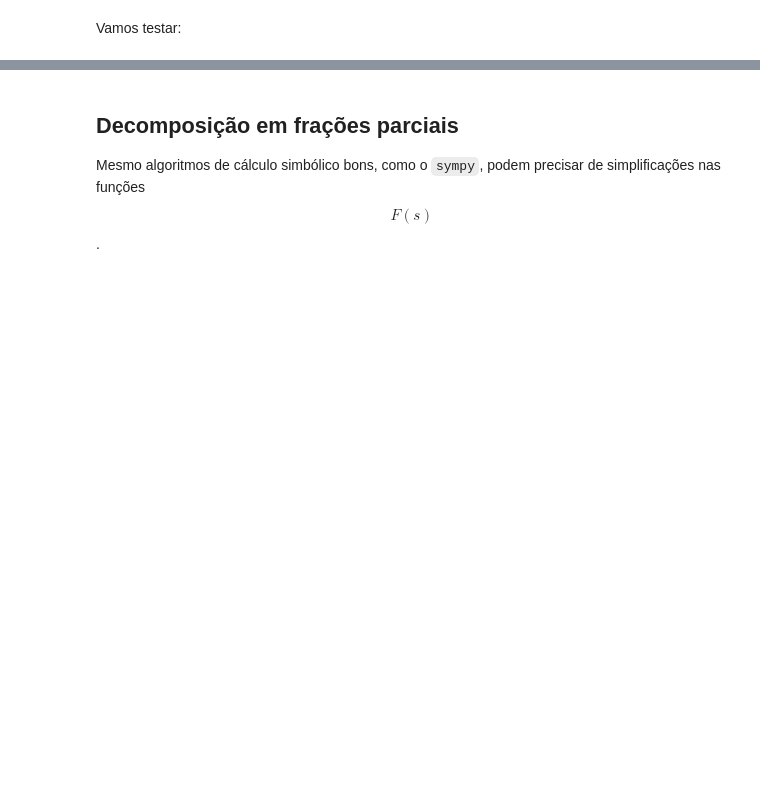
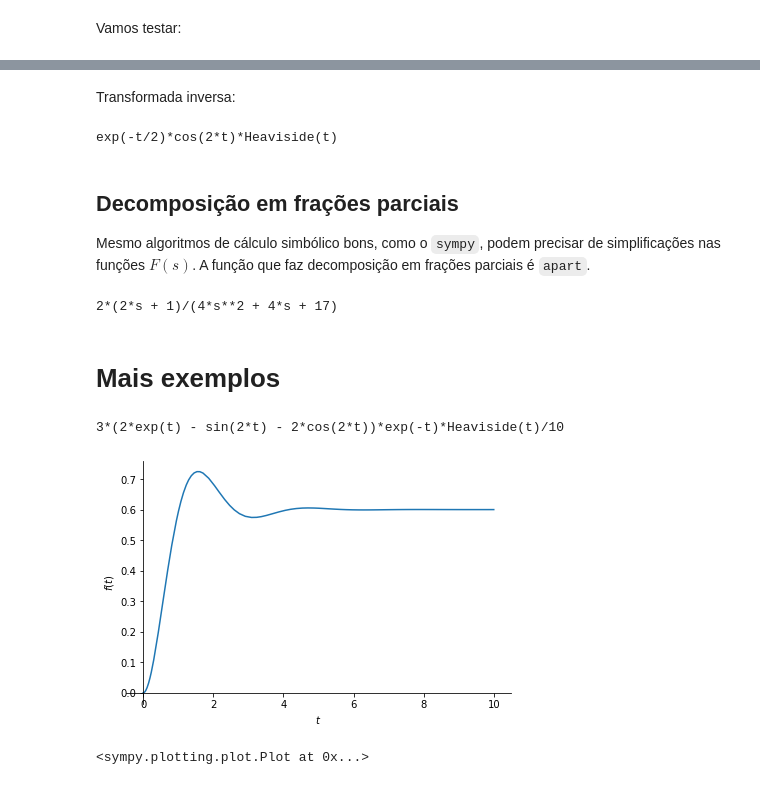
Before and after one commit to IFSP-HTO/aulas_modelagem_sistemas, a Jupyter notebook: Aula4-transf_laplace_frac_parciais.ipynb, the cells around one changed output, grey strips where cells are left out. Drawn from its saved outputs; the diff is of its cells as text; code cells hidden in the pictures; blank space fills up the shorter version.

````diff
--- a/Aula4-transf_laplace_frac_parciais.ipynb
+++ b/Aula4-transf_laplace_frac_parciais.ipynb
@@ -40,4 +42,26 @@ exp(-t/2)*cos(2*t)*Heaviside(t)
+# %% [markdown]
+Transformada inversa:
+# %%
+print(iL(F))
+# %% [output]
+exp(-t/2)*cos(2*t)*Heaviside(t)
 # %% [markdown]
 ## Decomposição em frações parciais
 
-Mesmo algoritmos de cálculo simbólico bons, como o ```sympy```, podem precisar de simplificações nas funções $$F(s)$$.
+Mesmo algoritmos de cálculo simbólico bons, como o ```sympy```, podem precisar de simplificações nas funções $F(s)$. A função que faz decomposição em frações parciais é ``apart``.
+# %%
+print(F.apart())
+# %% [output]
+2*(2*s + 1)/(4*s**2 + 4*s + 17)
+# %% [markdown]
+# Mais exemplos
+# %%
+G = 3/(s*(s**2 + 2*s + 5))
+g = iL(G)
+
+print(iL(G))
+plot(g,(t,0,10),show=True)
+# %% [output]
+3*(2*exp(t) - sin(2*t) - 2*cos(2*t))*exp(-t)*Heaviside(t)/10
+[figure, added]
+<sympy.plotting.plot.Plot at 0x...>
````
Also changed, not shown: parts of 6 cells of this notebook, 2 other files.
